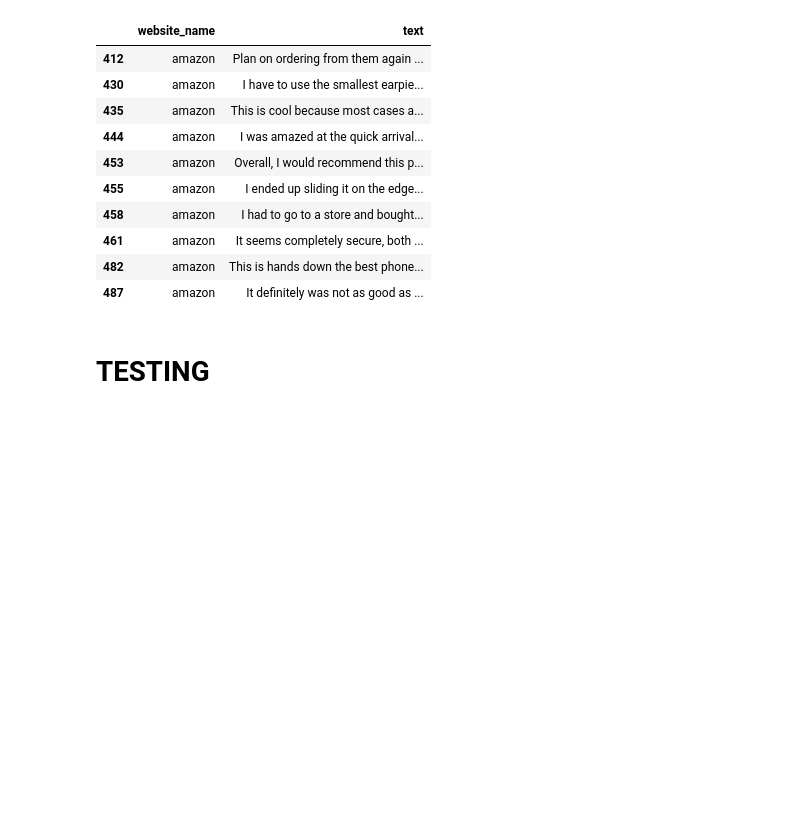
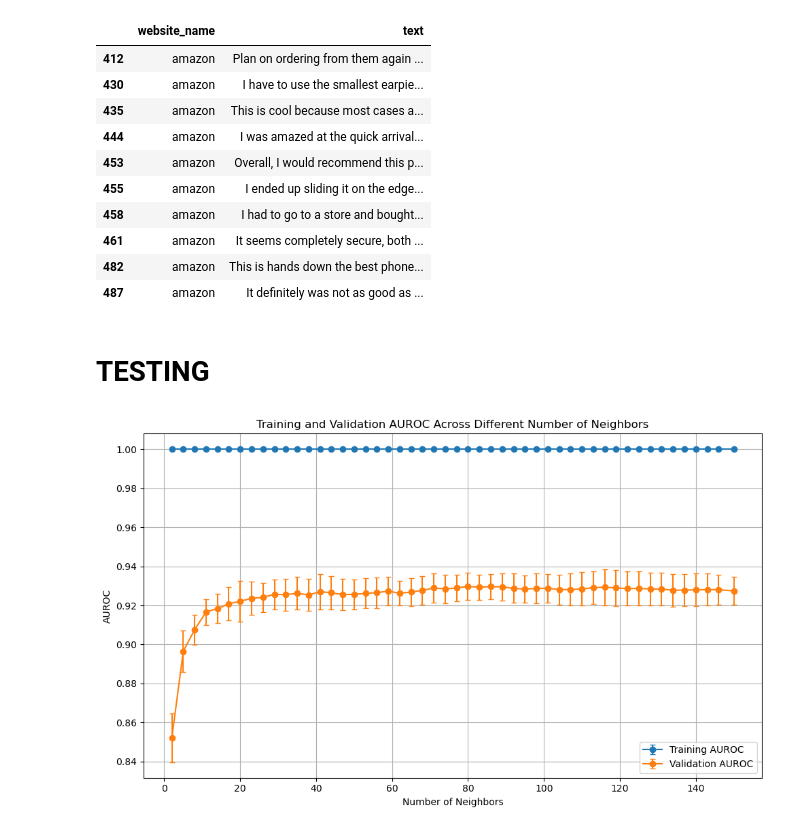
Before and after one commit to juliewanglan/Project-A, a Jupyter notebook: notebooks/BERT_Round3.ipynb, the cells around one changed output. Cells and saved outputs as stored; diff of their text form; code cells hidden in the pictures; blank space fills up the shorter version.

```diff
--- a/notebooks/BERT_Round3.ipynb
+++ b/notebooks/BERT_Round3.ipynb
@@ -51,21 +51,18 @@ for i, neighbor in enumerate(neighbors):
     train_auroc_per_fold = []
     val_auroc_per_fold = []
 
-    knn = KNeighborsClassifier(n_neighbors=neighbor, weights='distance')
+    knn = KNeighborsClassifier(n_neighbors=neighbor)
 
     for train_idx, val_idx in cv.split(tr_embeddings_ND, y_train_df.values.ravel()):
-        # Split data into training and validation sets
+        # splitting data
         X_train, X_val = tr_embeddings_ND[train_idx], tr_embeddings_ND[val_idx]
         y_train, y_val = y_train_df.values.ravel()[train_idx], y_train_df.values.ravel()[val_idx]
 
-        # Train the model
         knn.fit(X_train, y_train)
-
-        # Get predictions for training and validation sets
         y_train_pred_proba = knn.predict_proba(X_train)[:, 1]
         y_val_pred_proba = knn.predict_proba(X_val)[:, 1]
 
-        # Calculate AUROC for each fold
+        # AUROC for each fold
         train_auroc = roc_auc_score(y_train, y_train_pred_proba)
         val_auroc = roc_auc_score(y_val, y_val_pred_proba)
 
@@ -215,3 +199,22 @@ for value in yhat[:, 1]:
     line = str(value) + "\n"
     file.write(line)
 file.close()
+# %%
+# Create the plot
+plt.figure(figsize=(10, 6))
+
+# Plot training and validation performance with error bars
+plt.errorbar(neighbors, train_auroc_means, yerr=train_auroc_std, label='Training AUROC', fmt='-o', capsize=3)
+plt.errorbar(neighbors, val_auroc_means, yerr=val_auroc_std, label='Validation AUROC', fmt='-o', capsize=3)
+
+# Label the plot
+plt.xlabel('Number of Neighbors')
+plt.ylabel('AUROC')
+plt.title('Training and Validation AUROC Across Different Number of Neighbors')
+plt.legend()
+plt.grid(True)
+
+plt.tight_layout()
+plt.show()
+# %% [output]
+[figure, added]
```
Also changed, not shown: parts of 4 cells of this notebook, 2 other files.
